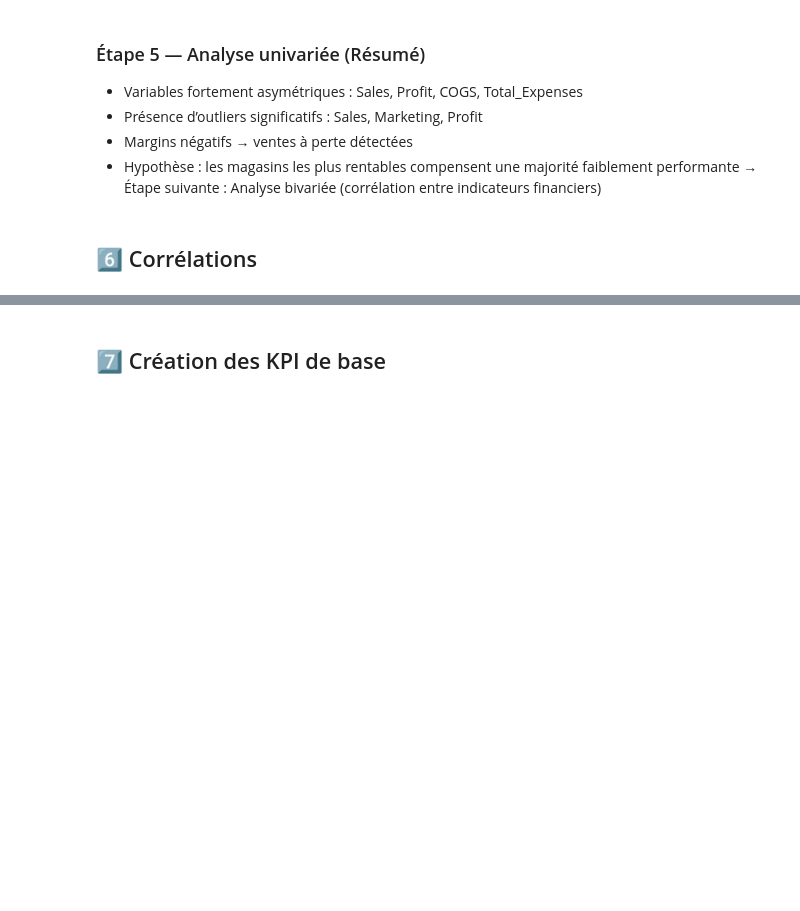
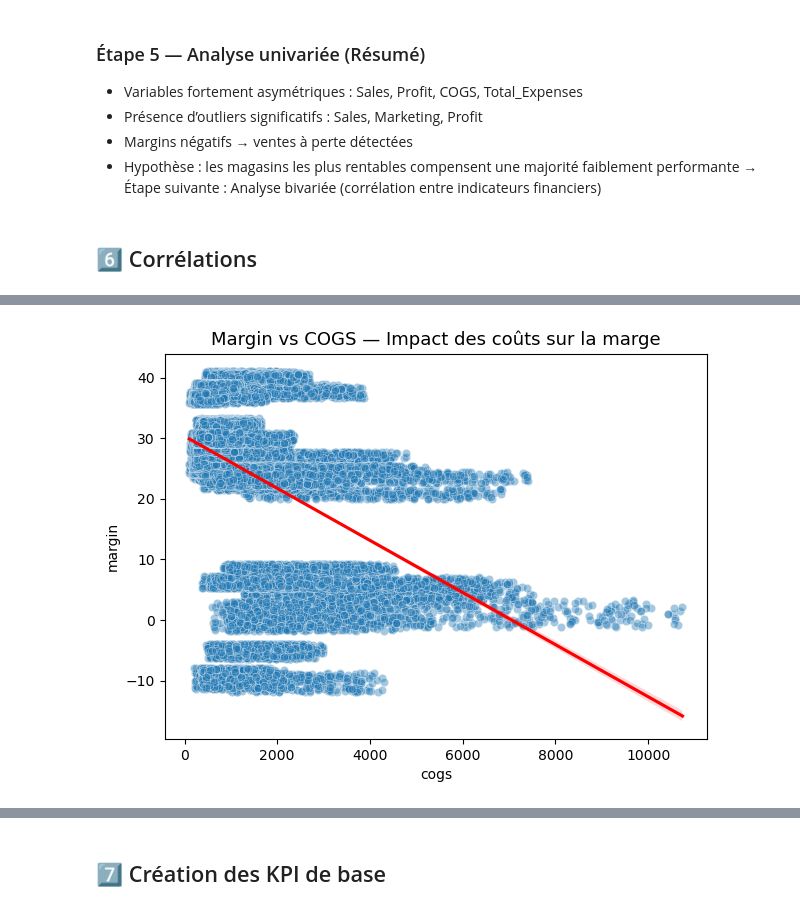
Before and after one commit to Shiiroz/MellowMood, a Jupyter notebook: NoteBook/financier.ipynb, the cells around one changed output, grey strips where cells are left out. Drawn from its saved outputs; the diff is of its cells as text; code cells hidden in the pictures; blank space fills up the shorter version.

```diff
--- a/NoteBook/financier.ipynb
+++ b/NoteBook/financier.ipynb
@@ -310,0 +341,9 @@ plt.show()
+# %%
+#  MARGIN vs COGS coût d’opération
+plt.figure(figsize=(7, 5))
+sns.scatterplot(data=df_fin_clean, x="cogs", y="margin", alpha=0.4)
+sns.regplot(data=df_fin_clean, x="cogs", y="margin", scatter=False, color="red")
+plt.title("Margin vs COGS — Impact des coûts sur la marge", fontsize=13)
+plt.show()
+# %% [output]
+[figure, added]
```
Also changed, not shown: parts of 8 cells of this notebook.
